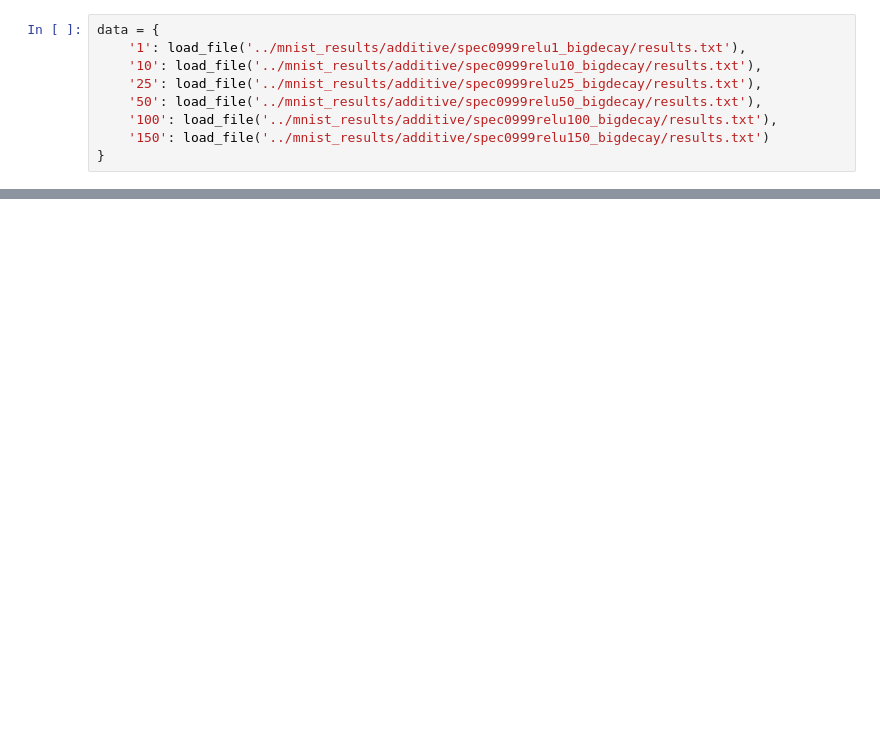
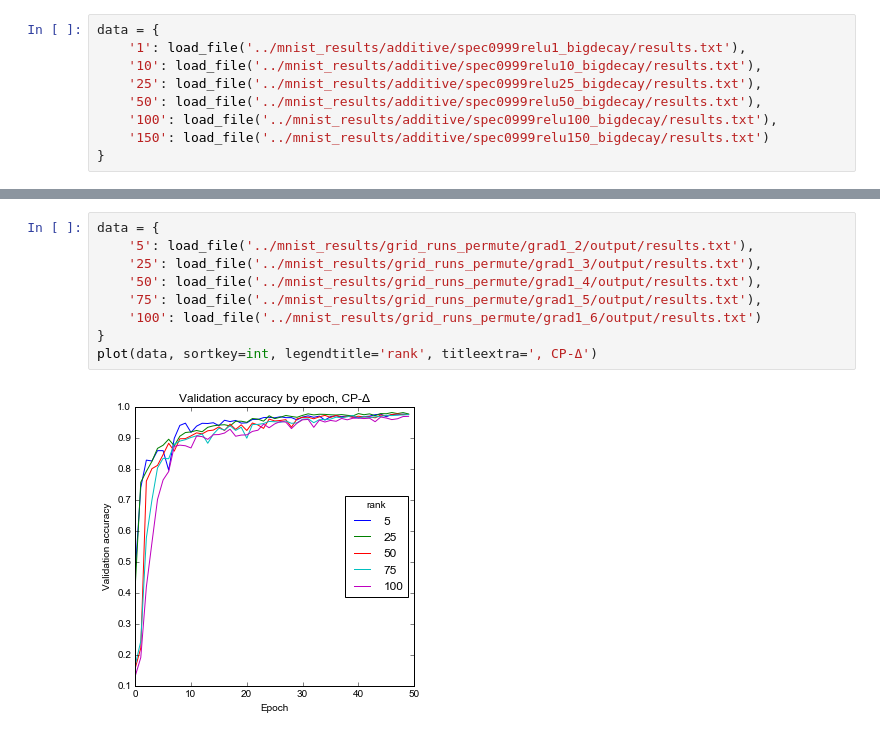
Before and after one commit to PFCM/489-notebooks, a Jupyter notebook: mnist_graphs.ipynb, the cells around one changed output, grey strips where cells are left out. Saved outputs shown, nothing was run; the diff lists cells and outputs as text; blank space fills up the shorter version.

```diff
--- a/mnist_graphs.ipynb
+++ b/mnist_graphs.ipynb
@@ -49,0 +76,11 @@ plot(data, sortkey=int, legendtitle='rank')
+# %%
+data = {
+    '5': load_file('../mnist_results/grid_runs_permute/grad1_2/output/results.txt'),
+    '25': load_file('../mnist_results/grid_runs_permute/grad1_3/output/results.txt'),
+    '50': load_file('../mnist_results/grid_runs_permute/grad1_4/output/results.txt'),
+    '75': load_file('../mnist_results/grid_runs_permute/grad1_5/output/results.txt'),
+    '100': load_file('../mnist_results/grid_runs_permute/grad1_6/output/results.txt')
+}
+plot(data, sortkey=int, legendtitle='rank', titleextra=', CP-Δ')
+# %% [output]
+[figure, added]
```
Also changed, not shown: parts of 9 cells of this notebook, 1 other file.
